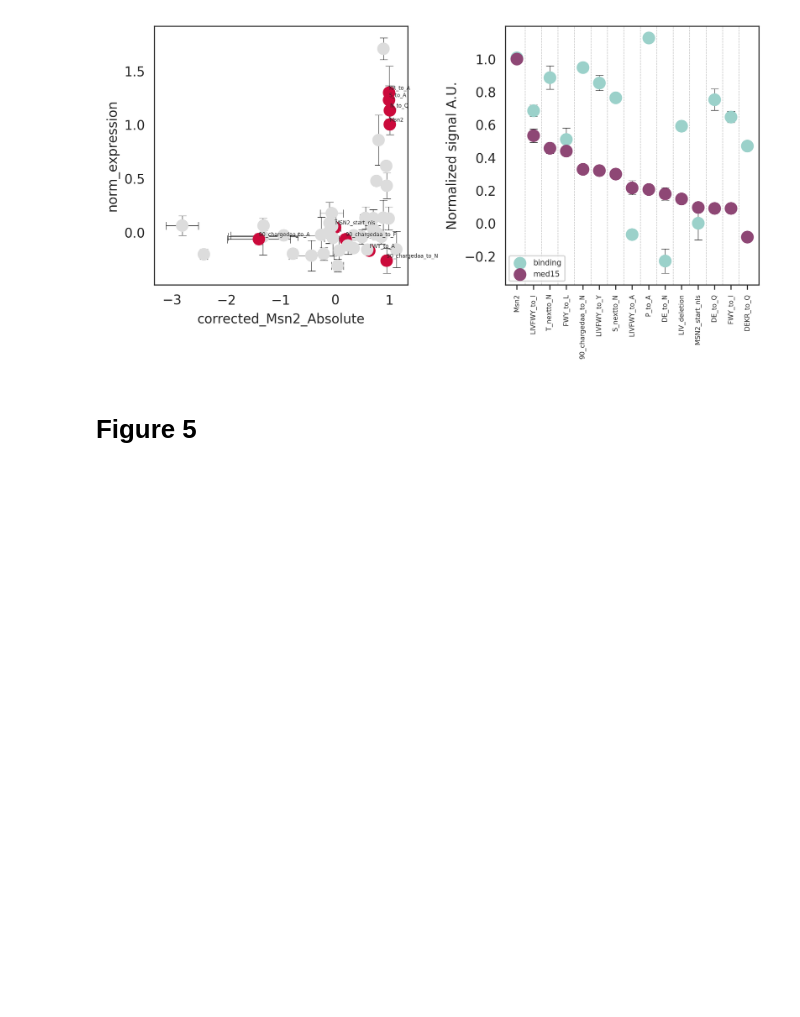
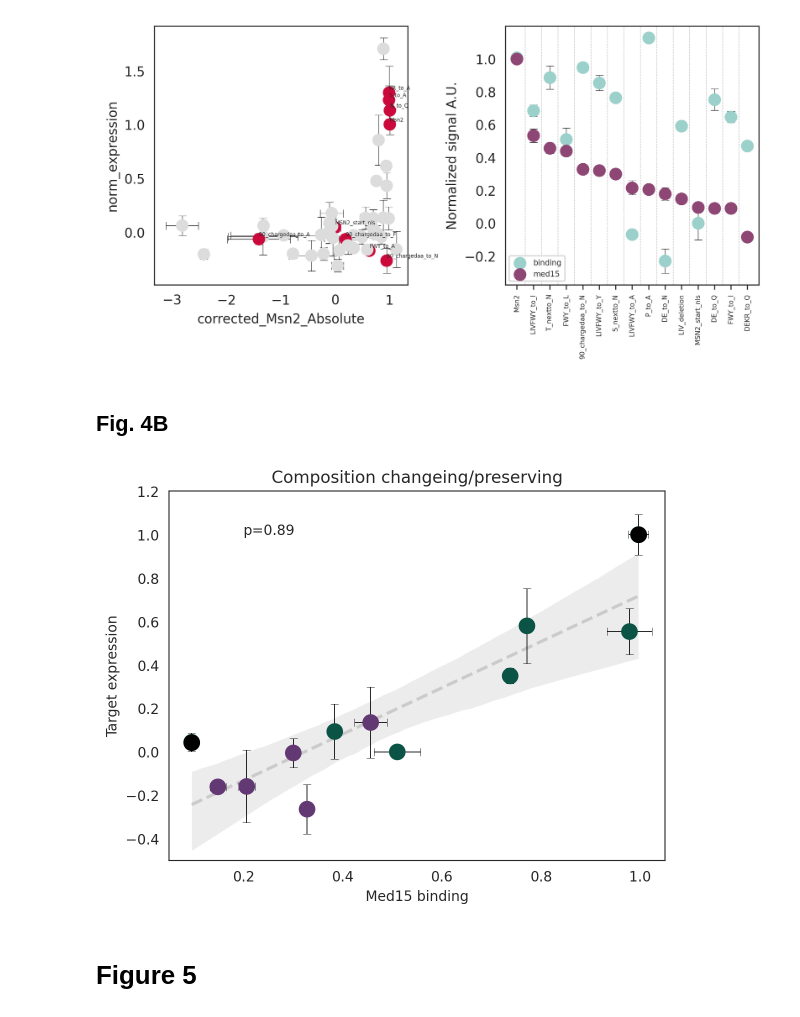
Before and after one commit to vmindel/MinBro2023, a Jupyter notebook: Analysis.ipynb, the cells around one changed output. Cells and saved outputs as stored; diff of their text form; code cells hidden in the pictures; blank space fills up the shorter version.

```diff
--- a/Analysis.ipynb
+++ b/Analysis.ipynb
@@ -904,6 +905,60 @@ ax.set_ylabel('Normalized signal A.U.')
 fig.savefig('figures/Main/fig4/comp_changing.pdf')
 # %% [output]
 [figure]
+# %% [markdown]
+## Fig. 4B
+# %%
+alls = ['DE_spread', 'ED_cluster2', 'ED_shift2', 'FWY_cluster2', 'FWY_cluster3',
+       'FWY_random3', 'FWY_shift', 'LIV_cluster2', 'LIV_cluster3',
+       'LIV_random1', 'LI_shift', 'Left_positive_right_negative', 'Msn2',
+       'MSN2_start_nls', 'NQ_shift', 'NS_swapped', 'PG_shift', 'S_shift',
+       'charged_random_cluster_2','A_nextto_N', 'DEKR_to_Q', 'DE_to_A', 'DE_to_N', 'DE_to_Q',
+       'D_nextto_N', 'ED_deletion', 'ED_random1', 'ED_random2', 'ED_random3',
+       'E_nextto_N', 'FWY_deletion', 'FWY_to_A', 'FWY_to_I', 'FWY_to_L',
+       'G_to_A', 'KR_to_A', 'LIV_deletion', 'L_to_A', 'MSN2WT',
+       'NQ_deletion', 'NQ_to_A', 'N_to_D', 'N_to_E', 'N_to_G', 'N_to_H',
+       'N_to_Q', 'N_to_R', 'N_to_S', 'N_to_T', 'N_to_Y',
+       'P_is_placed_next_to_N', 'P_to_A', 'Q_nextto_N', 'R_nextto_N',
+       'ST_deletion', 'S_nextto_N', 'S_to_A', 'T_nextto_N', 'Y_nextto_N',
+       'raax2', 'raax4', 'randomaa', 'LIVFWY_to_A', 'LIVFWY_to_I',
+       'LIVFWY_to_Y', '90_D_charged', '90_E_charged', '90_chargedaa_to_A',
+       '90_chargedaa_to_F', '90_chargedaa_to_N', '90_chargedaa_to_random_2',
+       '90_chargedaa_to_random_3']
+
+all_d_normed = pd.concat([b_model_mean, e_model_mean, m_model_mean, b_model_sem, e_model_sem, m_model_sem], axis=1).loc[alls]
+all_d_normed.columns = ['b', 'e', 'm', 'bsem', 'esem', 'msem']
+all_d_normed.loc[:, 'colors'] = '#633974'
+
+all_d_normed.loc[['DE_spread', 'ED_cluster2', 'ED_shift2', 'FWY_cluster2', 'FWY_cluster3',
+       'FWY_random3', 'FWY_shift', 'LIV_cluster2', 'LIV_cluster3',
+       'LIV_random1', 'LI_shift', 'Left_positive_right_negative', 'Msn2',
+       'MSN2_start_nls', 'NQ_shift', 'NS_swapped', 'PG_shift', 'S_shift',
+       'charged_random_cluster_2','A_nextto_N', 'DEKR_to_Q', 'DE_to_A', 'DE_to_N', 'DE_to_Q',
+       'D_nextto_N', 'ED_deletion', 'ED_random1', 'ED_random2', 'ED_random3',
+       'E_nextto_N'], 'colors'] = ['#0B5345']*30
+
+fig, ax = plt.subplots(1)
+
+sns.regplot(data=all_d_normed,x='m', y='e', ax=ax, line_kws={'linestyle':'--', 'color':'gray', 'alpha':0.3})
+ax.errorbar(all_d_normed.m, all_d_normed.e, all_d_normed.esem, all_d_normed.msem, fmt='None', capsize=3, c='k', linewidth=.6, capthick=.3)
+ax.scatter(all_d_normed.m, all_d_normed.e, c=all_d_normed.colors, s=120, zorder=20)
+ax.scatter(all_d_normed.m.loc[['Msn2', 'MSN2_start_nls']], all_d_normed.e.loc[['Msn2', 'MSN2_start_nls']], c='k', s=120, zorder=20)
+
+ax.set_xlim([0.05,1.05])
+ax.set_ylim([-.5, 1.2])
+
+# for i in all_d_normed.index:
+#     ax.annotate(i, (all_d_normed.m[i], all_d_normed.e[i]))
+ax.text(.2,1, 'p=0.89')
+
+ax.set_xlabel('Med15 binding')
+ax.set_ylabel('Target expression')
+
+ax.set_title('Composition changeing/preserving')
+
+fig.savefig('figures/Supp/med_vs_exp.pdf')
+# %% [output]
+[figure, added]
 # %% [markdown]
 # Figure 5
 # %%
```
Also changed, not shown: parts of 14 cells of this notebook, 23 other files.
